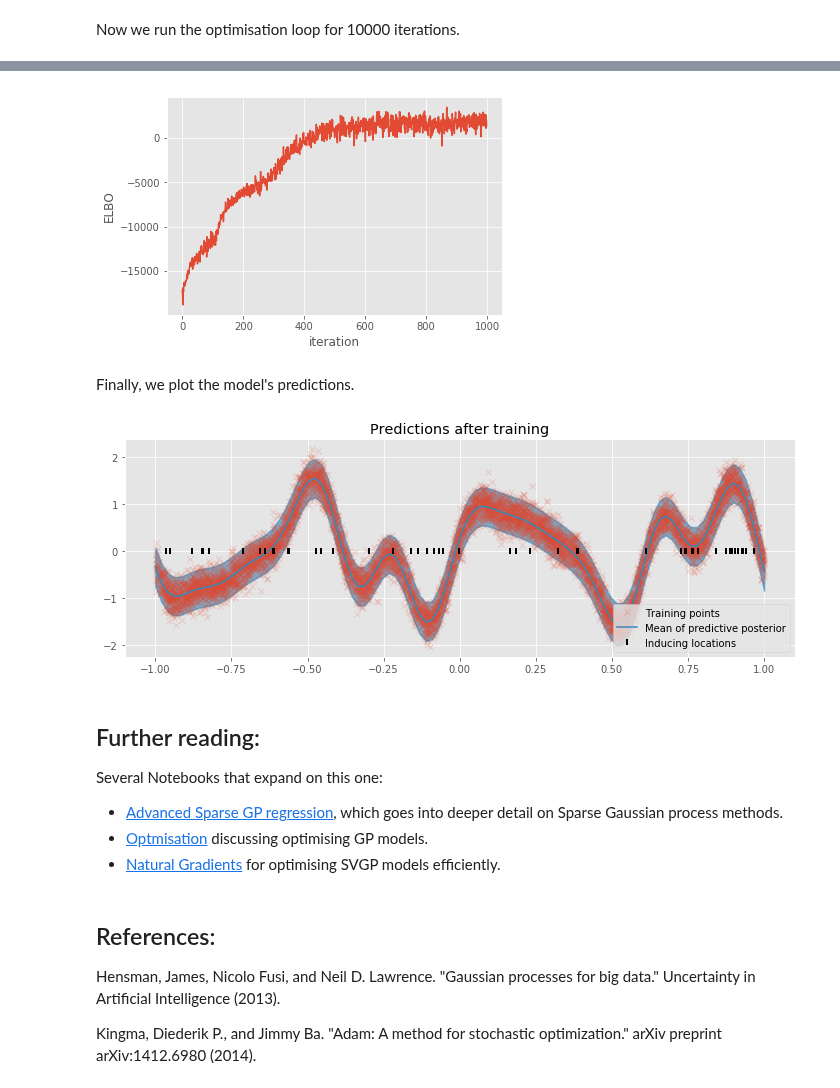
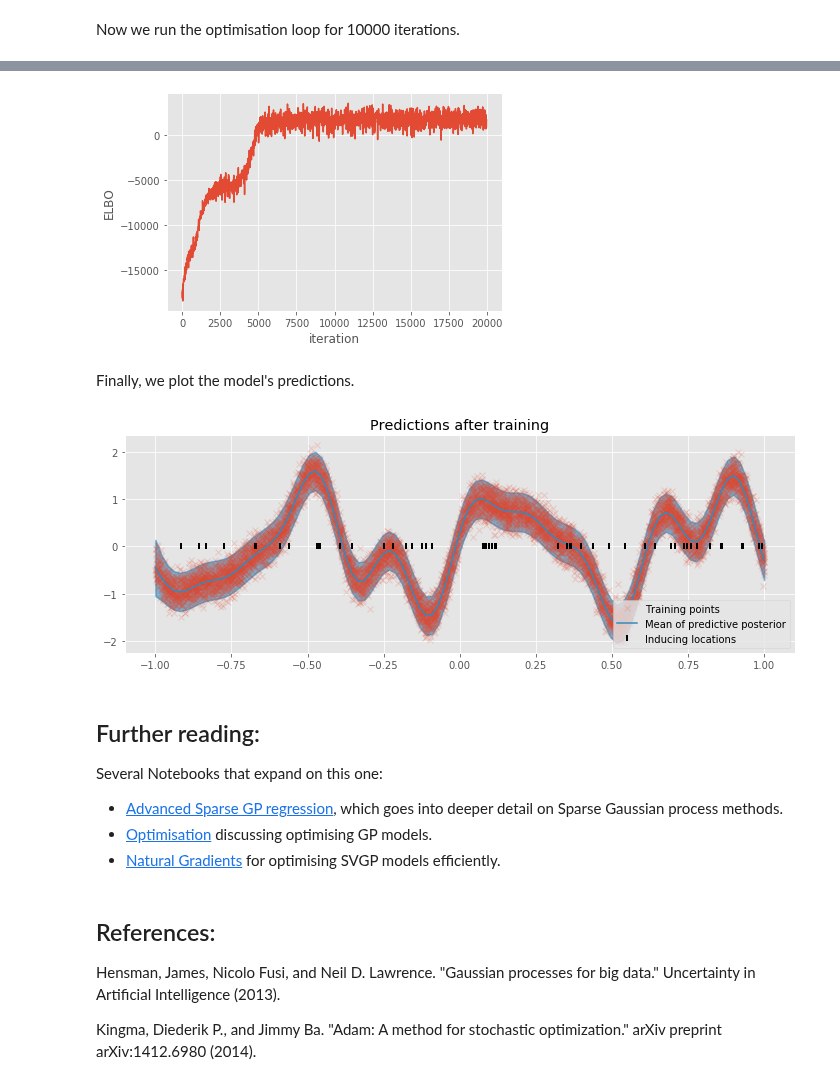
Before and after one commit to GPflow/GPflow, a Jupyter notebook: doc/source/notebooks/advanced/gps_for_big_data.ipynb, the cells around one changed output, grey strips where cells are left out. Cells and saved outputs as stored; diff of their text form; code cells hidden in the pictures.

```diff
--- a/doc/source/notebooks/advanced/gps_for_big_data.ipynb
+++ b/doc/source/notebooks/advanced/gps_for_big_data.ipynb
@@ -86,11 +99,11 @@ minibatch_proportions = np.logspace(-2, 0, 10)
 times = []
 objs = []
 for mbp in minibatch_proportions:
-    batchsize = int(len(X) * mbp)
-    m.X.set_batch_size(batchsize)
-    m.Y.set_batch_size(batchsize)
+    batchsize = int(N * mbp)
+    train_it = iter(train_dataset.batch(batchsize))
     start_time = time.time()
-    objs.append([m.compute_log_likelihood() for _ in range(20)])
+    objs.append([log_likelihood(*minibatch)
+                 for minibatch in itertools.islice(train_it, 20)])
     times.append(time.time() - start_time)
 # %%
 f, (ax1, ax2) = plt.subplots(1, 2, figsize=(16, 6))
@@ -167,8 +144,41 @@ def run_adam(model, iterations):
+# %%
+minibatch_size = 100
+
+# We turn of training for inducing point locations
+gpflow.utilities.set_trainable(m.inducing_variable, False)
+
+@tf.function(autograph=False)
+def optimization_step(optimizer, model: gpflow.models.SVGP, batch):
+    with tf.GradientTape(watch_accessed_variables=False) as tape:
+        tape.watch(model.trainable_variables)
+        objective = model.elbo(*batch)
+        grads = tape.gradient(objective, model.trainable_variables)
+    optimizer.apply_gradients(zip(grads, model.trainable_variables))
+    return - objective
+
+def run_adam(model, iterations):
+    """
+    Utility function running the Adam optimiser
+
+    :param model: GPflow model
+    :param interations: number of iterations
+    """
+    # Create an Adam Optimiser action
+    logf = []
+    train_it = iter(train_dataset.batch(minibatch_size))
+    adam = tf.optimizers.Adam()
+    for step in range(iterations):
+        elbo = optimization_step(adam, m, next(train_it))
+        if step % 10 == 0:
+            logf.append(elbo.numpy())
+    return logf
 # %% [markdown]
 Now we run the optimisation loop for 10000 iterations.
 # %%
-logger = run_adam(m, gpflow.test_util.notebook_niter(10000))
-plt.plot(-np.array(logger.logf))
+maxiter = gpflow.test_util.notebook_niter(20000)
+
+logf = run_adam(m, maxiter)
+plt.plot(np.arange(maxiter)[::10], logf)
 plt.xlabel('iteration')
 plt.ylabel('ELBO');
 # %% [output]
@@ -175,18 +187,17 @@ plt.ylabel('ELBO');
-[figure, old version]
+[figure, new version]
 # %% [markdown]
 Finally, we plot the model's predictions.
 # %%
-plot()
-plt.title("Predictions after training");
+plot("Predictions after training")
 # %% [output]
-[figure, old version]
+[figure, new version]
 # %% [markdown]
 ## Further reading:
 
 Several Notebooks that expand on this one:
 
 - [Advanced Sparse GP regression](../advanced/advanced_many_points.ipynb), which goes into deeper detail on Sparse Gaussian process methods.
-- [Optmisation](../advanced/optimisation.ipynb) discussing optimising GP models.
+- [Optimisation](../advanced/optimisation.ipynb) discussing optimising GP models.
 - [Natural Gradients](../advanced/natural_gradients.ipynb) for optimising SVGP models efficiently.
 # %% [markdown]
 ## References:
```
Also changed, not shown: parts of 22 cells of this notebook.
